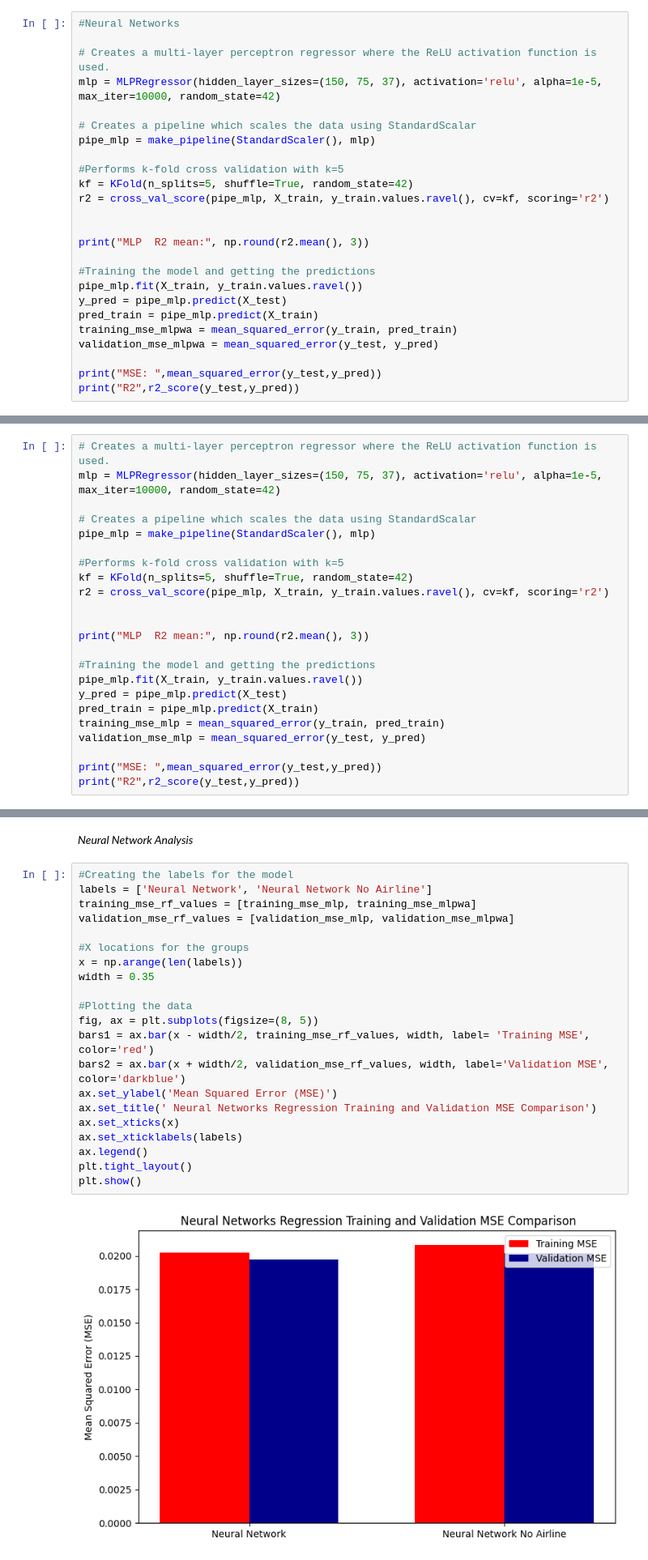
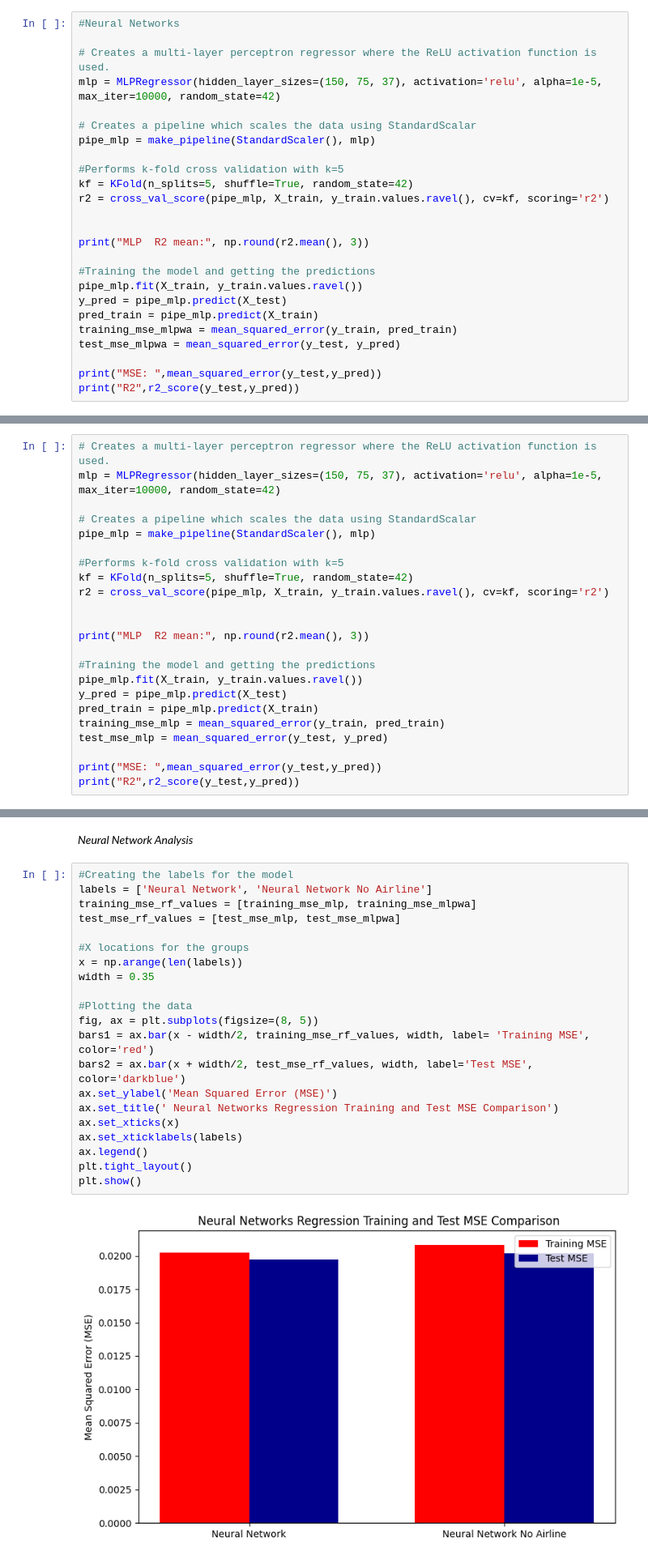
Before and after one commit to rohan-w123/CMSC320Project, a Jupyter notebook: CMSC320_Final_Project.ipynb, the cells around one changed output, grey strips where cells are left out. Shown at 81% size. Cells and saved outputs as stored; diff of their text form.

Commit message:
validation fix

```diff
--- a/CMSC320_Final_Project.ipynb
+++ b/CMSC320_Final_Project.ipynb
@@ -858,7 +858,7 @@ pipe_mlp.fit(X_train, y_train.values.ravel())
 y_pred = pipe_mlp.predict(X_test)
 pred_train = pipe_mlp.predict(X_train)
 training_mse_mlpwa = mean_squared_error(y_train, pred_train)
-validation_mse_mlpwa = mean_squared_error(y_test, y_pred)
+test_mse_mlpwa = mean_squared_error(y_test, y_pred)
 
 print("MSE: ",mean_squared_error(y_test,y_pred))
 print("R2",r2_score(y_test,y_pred))
@@ -978,7 +978,7 @@ pipe_mlp.fit(X_train, y_train.values.ravel())
 y_pred = pipe_mlp.predict(X_test)
 pred_train = pipe_mlp.predict(X_train)
 training_mse_mlp = mean_squared_error(y_train, pred_train)
-validation_mse_mlp = mean_squared_error(y_test, y_pred)
+test_mse_mlp = mean_squared_error(y_test, y_pred)
 
 print("MSE: ",mean_squared_error(y_test,y_pred))
 print("R2",r2_score(y_test,y_pred))
@@ -1085,26 +1085,26 @@ While the Random Forest model with the airline column has a higher R squared val
 # %%
 #Creating the labels for the model
 labels = ['Neural Network', 'Neural Network No Airline']
 training_mse_rf_values = [training_mse_mlp, training_mse_mlpwa]
-validation_mse_rf_values = [validation_mse_mlp, validation_mse_mlpwa]
+test_mse_rf_values = [test_mse_mlp, test_mse_mlpwa]
 
 #X locations for the groups
 x = np.arange(len(labels))
 width = 0.35
 
 #Plotting the data
 fig, ax = plt.subplots(figsize=(8, 5))
 bars1 = ax.bar(x - width/2, training_mse_rf_values, width, label= 'Training MSE', color='red')
-bars2 = ax.bar(x + width/2, validation_mse_rf_values, width, label='Validation MSE', color='darkblue')
+bars2 = ax.bar(x + width/2, test_mse_rf_values, width, label='Test MSE', color='darkblue')
 ax.set_ylabel('Mean Squared Error (MSE)')
-ax.set_title(' Neural Networks Regression Training and Validation MSE Comparison')
+ax.set_title(' Neural Networks Regression Training and Test MSE Comparison')
 ax.set_xticks(x)
 ax.set_xticklabels(labels)
 ax.legend()
 plt.tight_layout()
 plt.show()
 # %% [output]
-[figure, old version]
+[figure, new version]
 # %% [markdown]
 Although the MSE values for with and without airlines are the same, the R2 value for Neural Networks with airline is poor. This leads us to believe that this model is not as good as the Polynomial Regression model without airlines.
 # %% [markdown]
```
Also changed, not shown: parts of 16 cells of this notebook.
